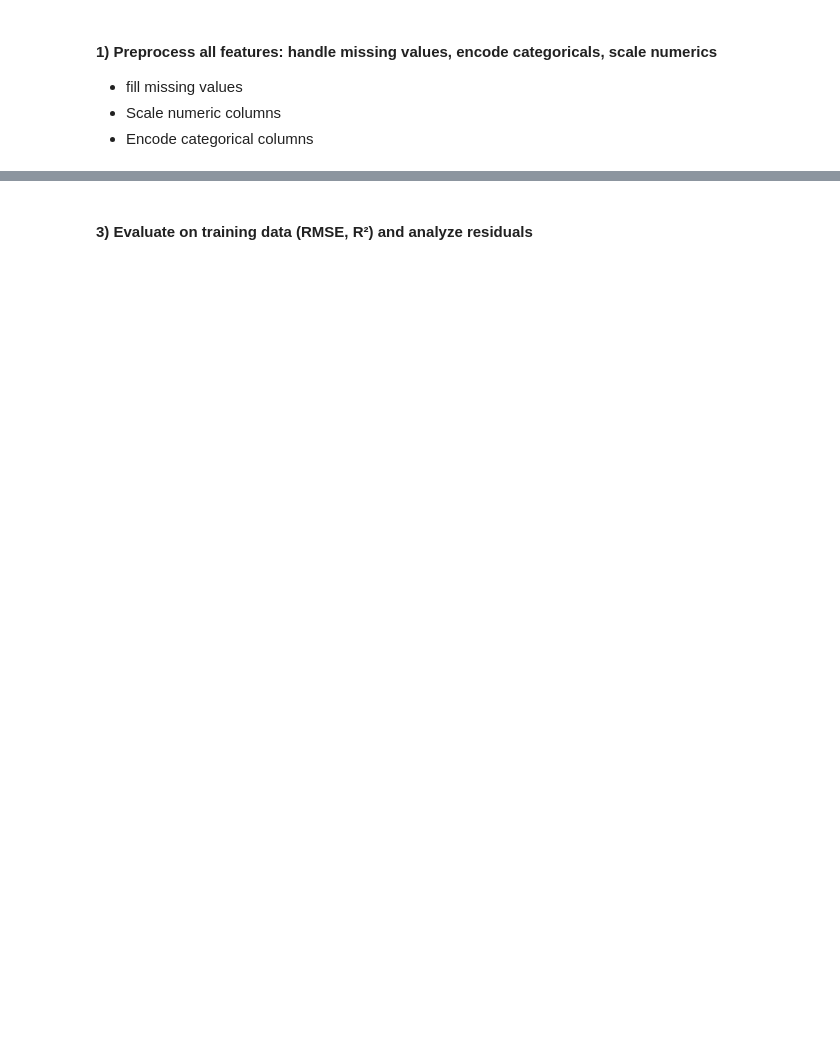
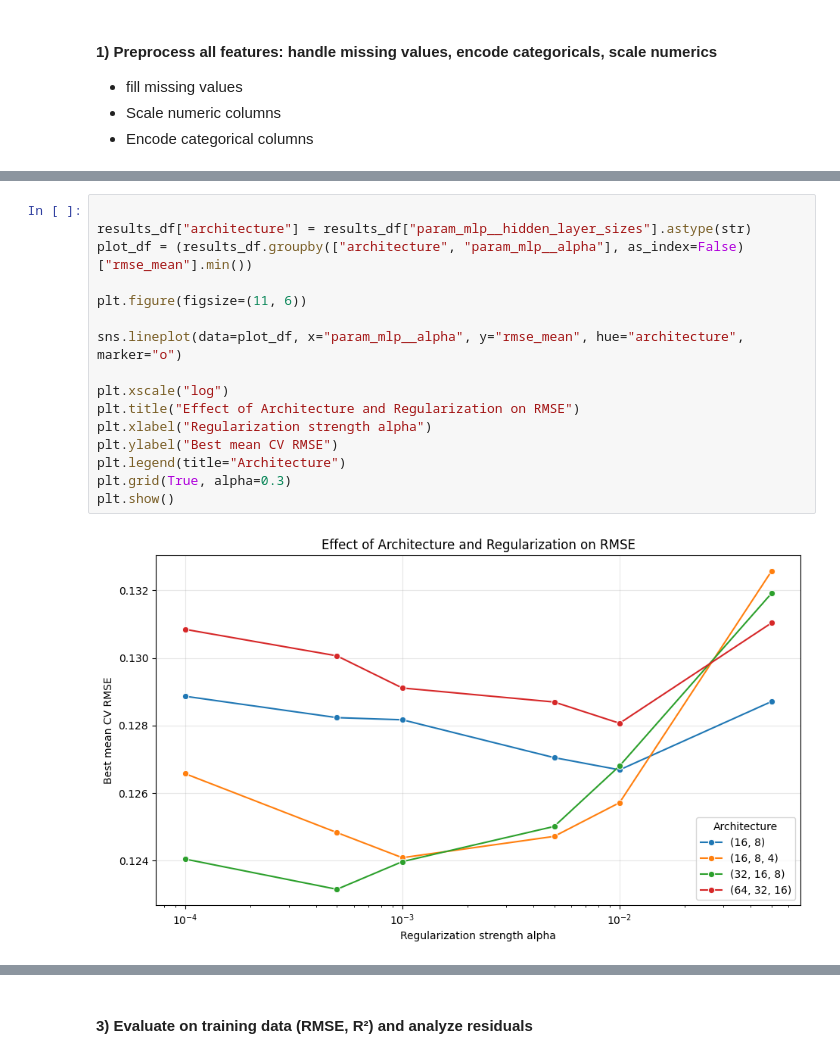
Before and after one commit to em-cd/cstats-project, a Jupyter notebook: project_STUDENTID.ipynb, the cells around one changed output, grey strips where cells are left out. Cells and saved outputs as stored; diff of their text form; blank space fills up the shorter version.

```diff
--- a/project_STUDENTID.ipynb
+++ b/project_STUDENTID.ipynb
@@ -1746,0 +1574,18 @@ Pipeline(steps=[('preprocessor',
+# %%
+
+results_df["architecture"] = results_df["param_mlp__hidden_layer_sizes"].astype(str)
+plot_df = (results_df.groupby(["architecture", "param_mlp__alpha"], as_index=False)["rmse_mean"].min())
+
+plt.figure(figsize=(11, 6))
+
+sns.lineplot(data=plot_df, x="param_mlp__alpha", y="rmse_mean", hue="architecture", marker="o")
+
+plt.xscale("log")
+plt.title("Effect of Architecture and Regularization on RMSE")
+plt.xlabel("Regularization strength alpha")
+plt.ylabel("Best mean CV RMSE")
+plt.legend(title="Architecture")
+plt.grid(True, alpha=0.3)
+plt.show()
+# %% [output]
+[figure, added]
```
Also changed, not shown: parts of 43 cells of this notebook.
